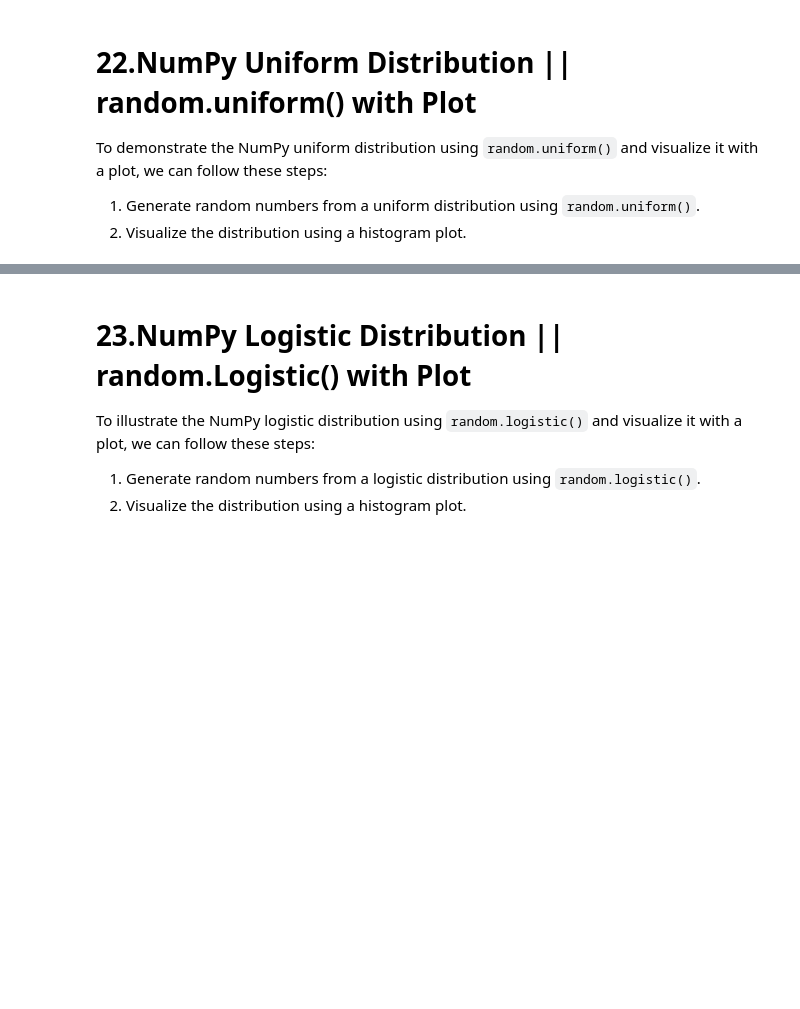
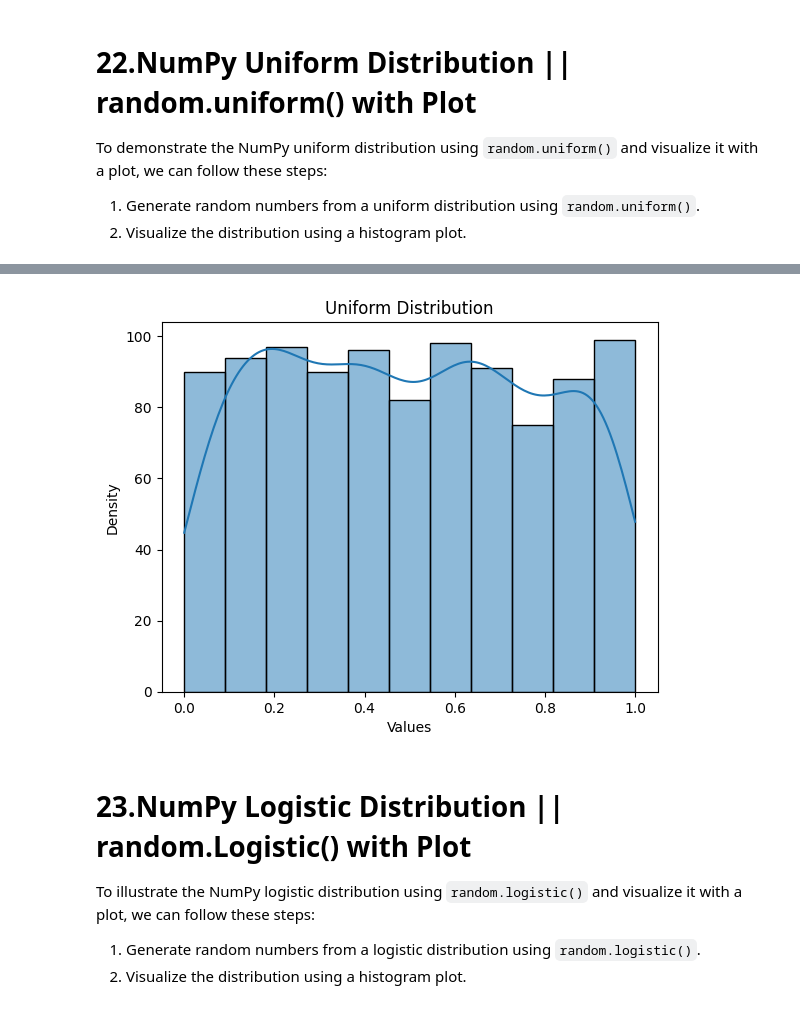
Before and after one commit to praveensinghaws/Python, a Jupyter notebook: DataCode_With_Sharad/2-Python_Numpy/5_NUMPY_LAB_21_25.ipynb, the cells around one changed output, grey strips where cells are left out. Cells and saved outputs as stored; diff of their text form; code cells hidden in the pictures; blank space fills up the shorter version.

```diff
--- a/DataCode_With_Sharad/2-Python_Numpy/5_NUMPY_LAB_21_25.ipynb
+++ b/DataCode_With_Sharad/2-Python_Numpy/5_NUMPY_LAB_21_25.ipynb
@@ -143,3 +181,23 @@ plt.show()
+# %%
+from numpy import random
+import matplotlib.pyplot as plt
+import seaborn as sns
+
+# Generate random numbers from a uniform distribution
+uniform_data = random.uniform(size=1000)
+
+# Plotting the uniform distribution using seaborn's histplot
+sns.histplot(uniform_data, kde=True)
+
+# Adding title and labels
+plt.title('Uniform Distribution')
+plt.xlabel('Values')
+plt.ylabel('Density')
+
+# Displaying the plot
+plt.show()
+# %% [output]
+[figure, added]
 # %% [markdown]
 # 23.NumPy Logistic Distribution || random.Logistic() with Plot
 
```
Also changed, not shown: parts of 20 cells of this notebook.
